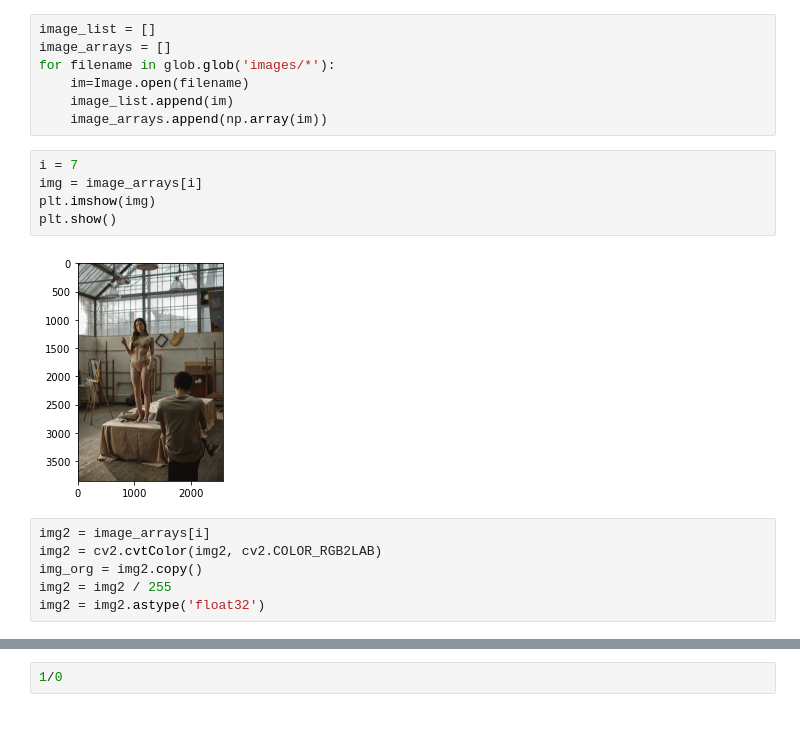
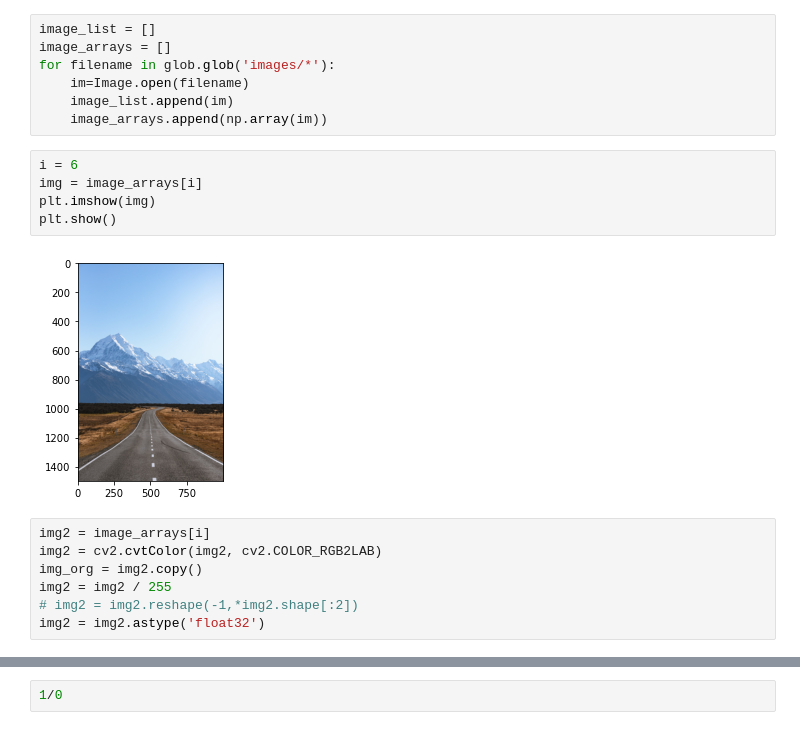
Before and after one commit to Pituuss/PracowniaProblemowa, a Jupyter notebook: PP.ipynb, the cells around one changed output, grey strips where cells are left out. Cells and saved outputs as stored; diff of their text form.

```diff
--- a/PP.ipynb
+++ b/PP.ipynb
@@ -24,17 +24,18 @@ for filename in glob.glob('images/*'):
     image_list.append(im)
     image_arrays.append(np.array(im))
 # %%
-i = 7
+i = 6
 img = image_arrays[i]
 plt.imshow(img)
 plt.show()
 # %% [output]
-[figure, old version]
+[figure, new version]
 # %%
 img2 = image_arrays[i]
 img2 = cv2.cvtColor(img2, cv2.COLOR_RGB2LAB)
 img_org = img2.copy()
 img2 = img2 / 255
+# img2 = img2.reshape(-1,*img2.shape[:2])
 img2 = img2.astype('float32')
 # %%
 histr = cv2.calcHist([img_org],[1],None,[256],[0,256])
```
Also changed, not shown: parts of 22 cells of this notebook.
